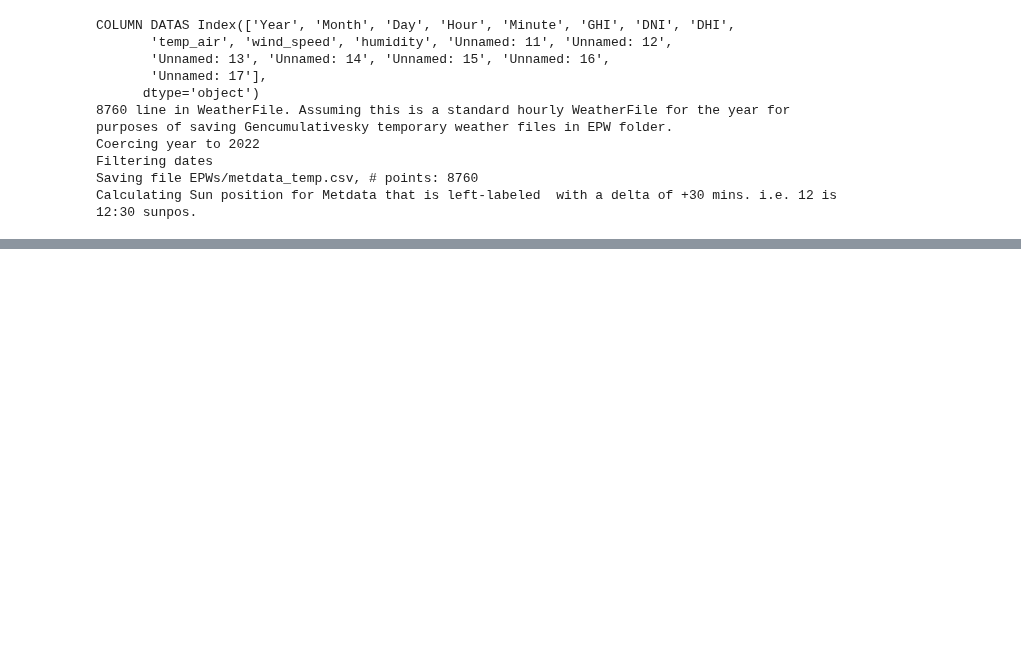
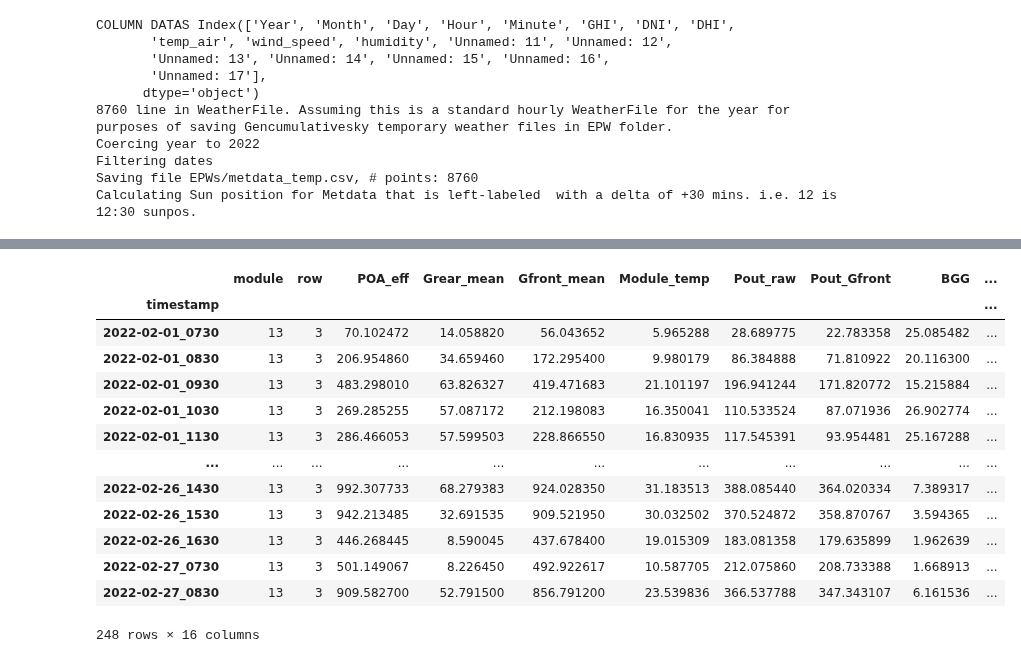
Before and after one commit to NREL/bifacial_radiance, a Jupyter notebook: docs/development/A2.ipynb, the cells around one changed output, grey strips where cells are left out. Saved outputs shown, nothing was run; the diff lists cells and outputs as text; code cells hidden in the pictures; blank space fills up the shorter version.

Commit message:
Corrected results for 6 main days

```diff
--- a/docs/development/A2.ipynb
+++ b/docs/development/A2.ipynb
@@ -212,5 +217,20 @@ No CECModule data passed; using default for Prism Solar BHC72-400
 # %%
-# demo.CompiledResults.set_index('timestamp', inplace=True)
-# demo.CompiledResults
+demo.CompiledResults.set_index('timestamp', inplace=True)
+demo.CompiledResults
 # Grear_mean and Gfront_mean values to be recorded in the excel
+# %% [output]
+|  | module | row | POA_eff | Grear_mean | Gfront_mean | Module_temp | Pout_raw | Pout_Gfront | BGG | ... |
+| timestamp |  |  |  |  |  |  |  |  |  | ... |
+| 2022-02-01_0730 | 13 | 3 | 70.102472 | 14.058820 | 56.043652 | 5.965288 | 28.689775 | 22.783358 | 25.085482 | ... |
+| 2022-02-01_0830 | 13 | 3 | 206.954860 | 34.659460 | 172.295400 | 9.980179 | 86.384888 | 71.810922 | 20.116300 | ... |
+| 2022-02-01_0930 | 13 | 3 | 483.298010 | 63.826327 | 419.471683 | 21.101197 | 196.941244 | 171.820772 | 15.215884 | ... |
+| 2022-02-01_1030 | 13 | 3 | 269.285255 | 57.087172 | 212.198083 | 16.350041 | 110.533524 | 87.071936 | 26.902774 | ... |
+| 2022-02-01_1130 | 13 | 3 | 286.466053 | 57.599503 | 228.866550 | 16.830935 | 117.545391 | 93.954481 | 25.167288 | ... |
+| ... | ... | ... | ... | ... | ... | ... | ... | ... | ... | ... |
+| 2022-02-26_1430 | 13 | 3 | 992.307733 | 68.279383 | 924.028350 | 31.183513 | 388.085440 | 364.020334 | 7.389317 | ... |
+| 2022-02-26_1530 | 13 | 3 | 942.213485 | 32.691535 | 909.521950 | 30.032502 | 370.524872 | 358.870767 | 3.594365 | ... |
+| 2022-02-26_1630 | 13 | 3 | 446.268445 | 8.590045 | 437.678400 | 19.015309 | 183.081358 | 179.635899 | 1.962639 | ... |
+| 2022-02-27_0730 | 13 | 3 | 501.149067 | 8.226450 | 492.922617 | 10.587705 | 212.075860 | 208.733388 | 1.668913 | ... |
+| 2022-02-27_0830 | 13 | 3 | 909.582700 | 52.791500 | 856.791200 | 23.539836 | 366.537788 | 347.343107 | 6.161536 | ... |
+248 rows × 16 columns
 # %%
```
Also changed, not shown: parts of 12 cells of this notebook, 7 other files.
